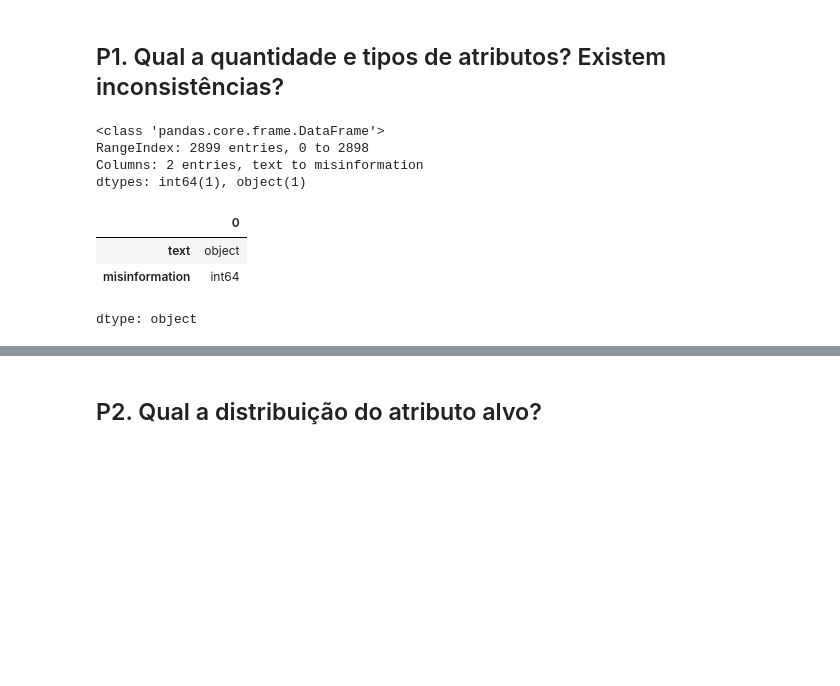
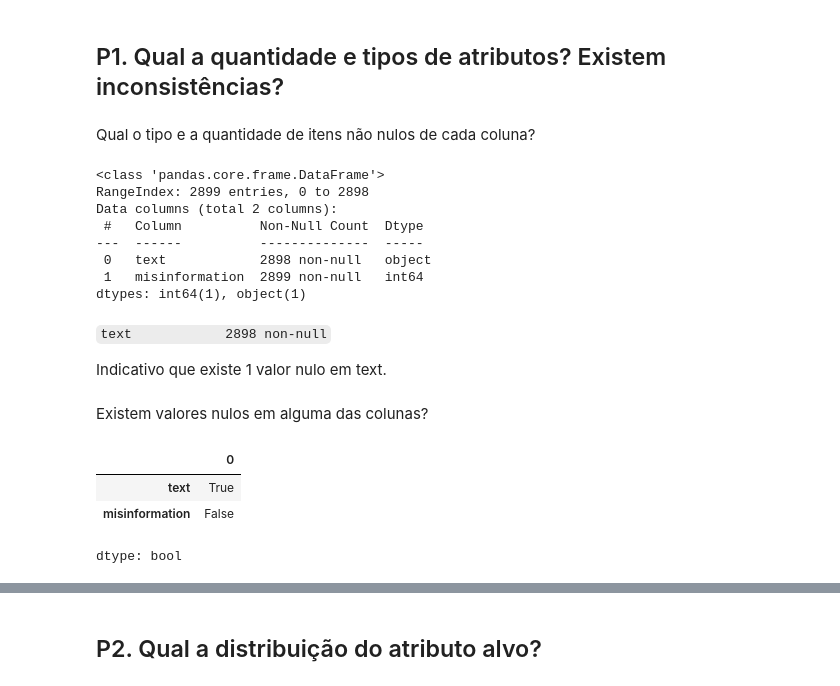
Before and after one commit to leonardoazzi/bert-misinfo-covid19, a Jupyter notebook: bertimbau-finetuning.ipynb, the cells around one changed output, grey strips where cells are left out. Drawn from its saved outputs; the diff is of its cells as text; code cells hidden in the pictures; blank space fills up the shorter version.

```diff
--- a/bertimbau-finetuning.ipynb
+++ b/bertimbau-finetuning.ipynb
@@ -73,17 +104,29 @@ O objetivo é entender melhor e sumarizar as características dos dados, analisa
 - P3. Quais os padrões e anomalias dos atributos?
 # %% [markdown]
 ## P1. Qual a quantidade e tipos de atributos? Existem inconsistências?
+# %% [markdown]
+Qual o tipo e a quantidade de itens não nulos de cada coluna?
 # %%
-dataset_df.info(verbose = False, memory_usage = False, show_counts = True) # mostra o tipo e a quantidade de itens não nulos de cada coluna
+dataset_df.info(verbose = True, memory_usage = False, show_counts = True)
 # %% [output]
 <class 'pandas.core.frame.DataFrame'>
 RangeIndex: 2899 entries, 0 to 2898
-Columns: 2 entries, text to misinformation
+Data columns (total 2 columns):
+ #   Column          Non-Null Count  Dtype
+---  ------          --------------  -----
+ 0   text            2898 non-null   object
+ 1   misinformation  2899 non-null   int64
 dtypes: int64(1), object(1)
-# %%
-dataset_df.dtypes
-# %% [output]
-|  | 0 |
-| text | object |
-| misinformation | int64 |
-dtype: object
+# %% [markdown]
+`text            2898 non-null`
+
+Indicativo que existe 1 valor nulo em text.
+# %% [markdown]
+Existem valores nulos em alguma das colunas?
+# %%
+dataset_df.isnull().any()
+# %% [output]
+|  | 0 |
+| text | True |
+| misinformation | False |
+dtype: bool
```
Also changed, not shown: parts of 47 cells of this notebook.
